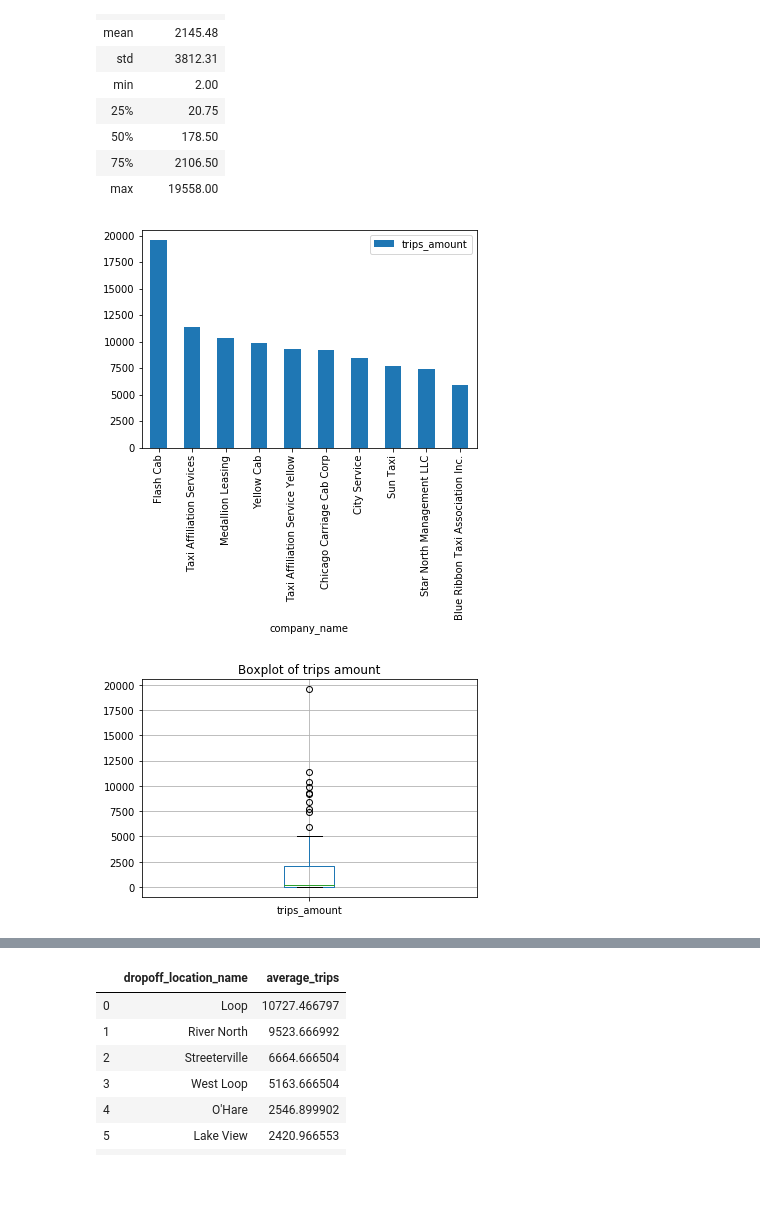
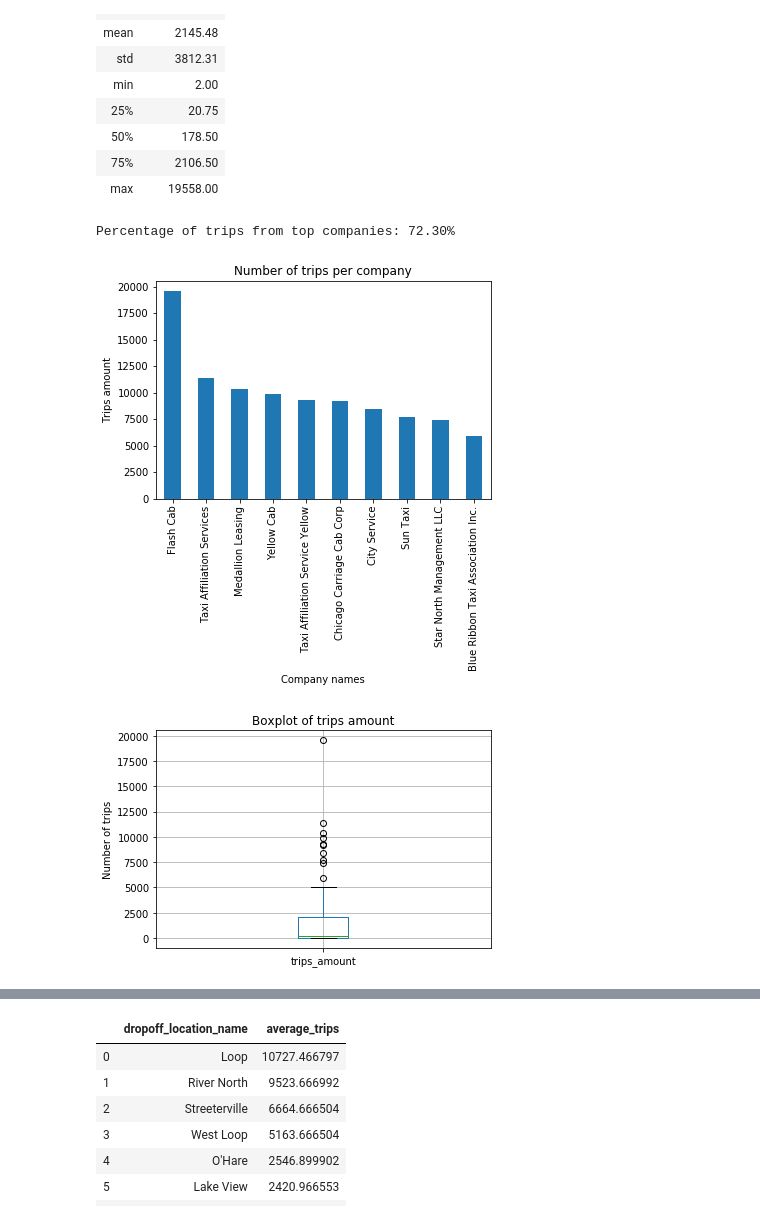
Before and after one commit to lucasmouragomes/portfolio, a Jupyter notebook: sprint6_project/sprint6_project.ipynb, the cells around one changed output, grey strips where cells are left out. Cells and saved outputs as stored; diff of their text form; code cells hidden in the pictures; blank space fills up the shorter version.

```diff
--- a/sprint6_project/sprint6_project.ipynb
+++ b/sprint6_project/sprint6_project.ipynb
@@ -179,12 +200,21 @@ company.describe().round(decimals=2)
 | 50% | 178.50 |
 | 75% | 2106.50 |
 | max | 19558.00 |
+# %%
+print(f'Percentage of trips from top companies: {top_companies["trips_amount"].sum()/company["trips_amount"].sum():.2%}')
+# %% [output]
+Percentage of trips from top companies: 72.30%
 # %%
 top_companies.set_index('company_name').plot(kind='bar')
+plt.gca().legend_ = None
+plt.xlabel('Company names')
+plt.ylabel('Trips amount')
+plt.title('Number of trips per company')
 plt.show()
 company.boxplot()
 plt.title('Boxplot of trips amount')
+plt.ylabel('Number of trips')
 plt.show()
 # %% [output]
-[figure, old version]
+[figure, new version]
-[figure, old version]
+[figure, new version]
```
Also changed, not shown: parts of 32 cells of this notebook, 13 other files.
